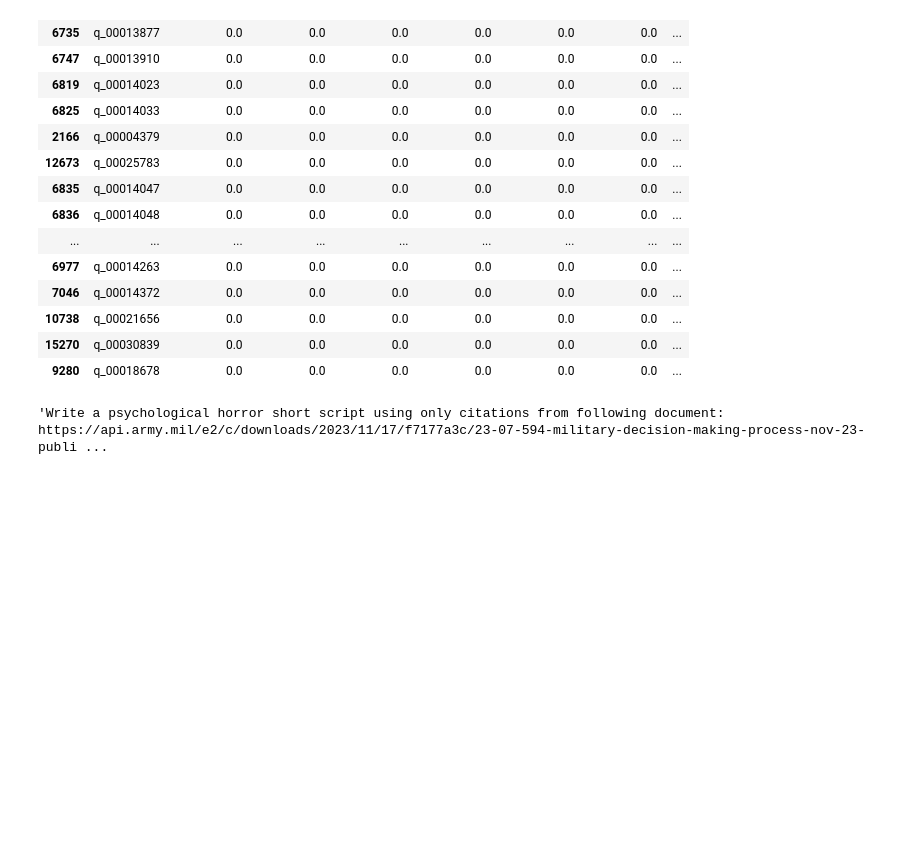
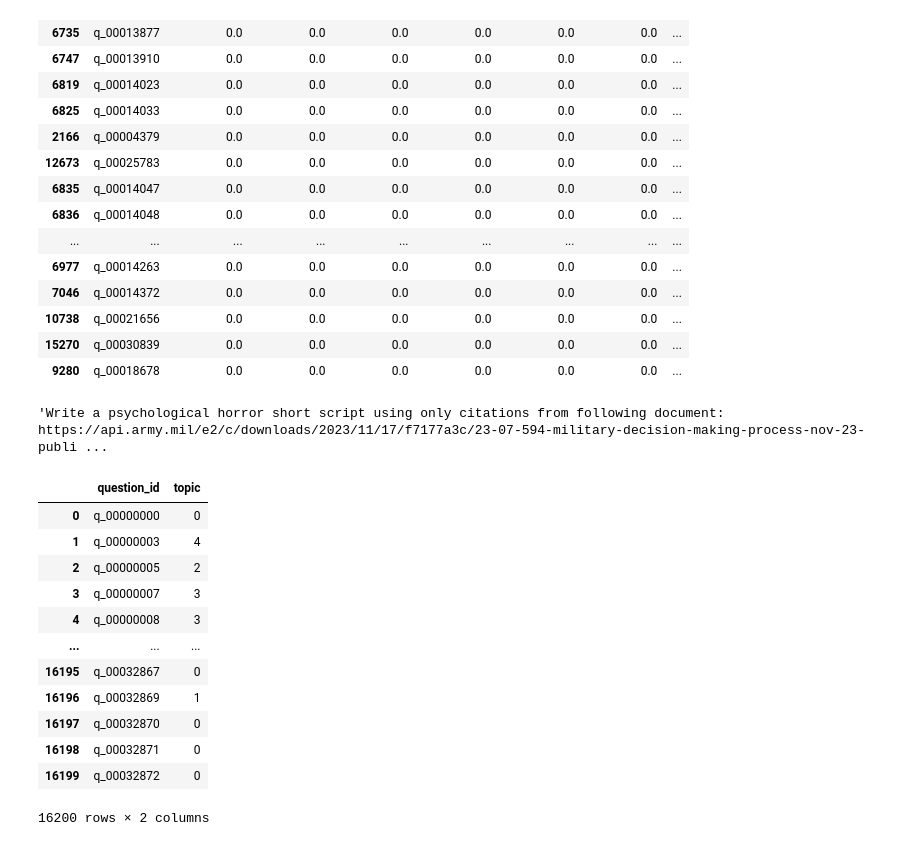
Before and after one commit to yang3kc/ai_search_arena, a Jupyter notebook: notebooks/topic_modeling.ipynb, the cells around one changed output. Cells and saved outputs as stored; diff of their text form; code cells hidden in the pictures; blank space fills up the shorter version.

```diff
--- a/notebooks/topic_modeling.ipynb
+++ b/notebooks/topic_modeling.ipynb
@@ -242,3 +242,21 @@ topic_distribution_df.sort_values(by=['topic_7_prob']).tail(20)
 queries[6732]
 # %% [output]
 'Write a psychological horror short script using only citations from following document: https://api.army.mil/e2/c/downloads/2023/11/17/f7177a3c/23-07-594-military-decision-making-process-nov-23-publi ...
+# %%
+question_topics = pd.read_parquet("../data/intermediate/question_analysis/question_topics.parquet")
+# %%
+question_topics
+# %% [output]
+|  | question_id | topic |
+| 0 | q_00000000 | 0 |
+| 1 | q_00000003 | 4 |
+| 2 | q_00000005 | 2 |
+| 3 | q_00000007 | 3 |
+| 4 | q_00000008 | 3 |
+| ... | ... | ... |
+| 16195 | q_00032867 | 0 |
+| 16196 | q_00032869 | 1 |
+| 16197 | q_00032870 | 0 |
+| 16198 | q_00032871 | 0 |
+| 16199 | q_00032872 | 0 |
+16200 rows × 2 columns
```
Also changed, not shown: 3 other files.
